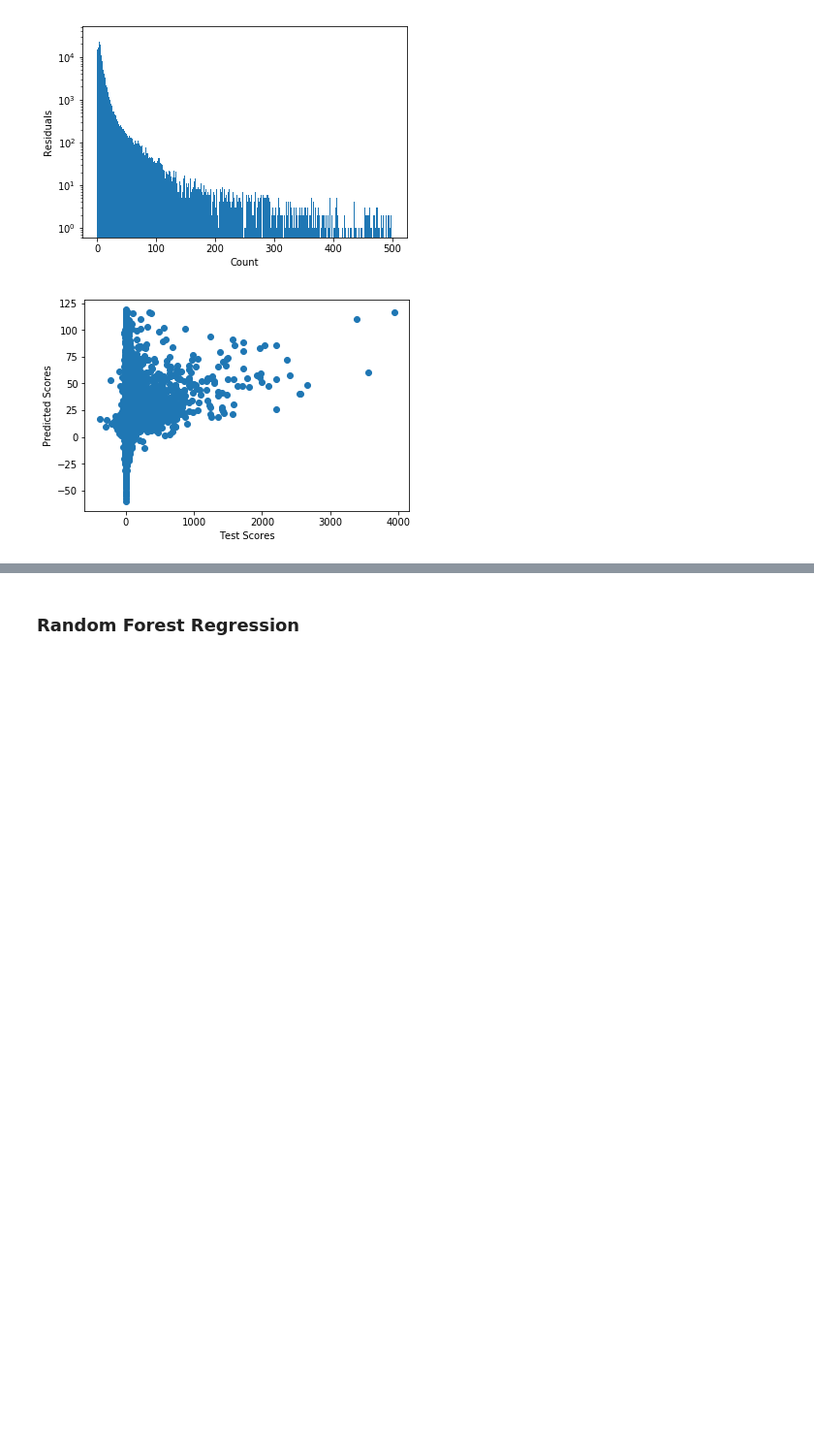
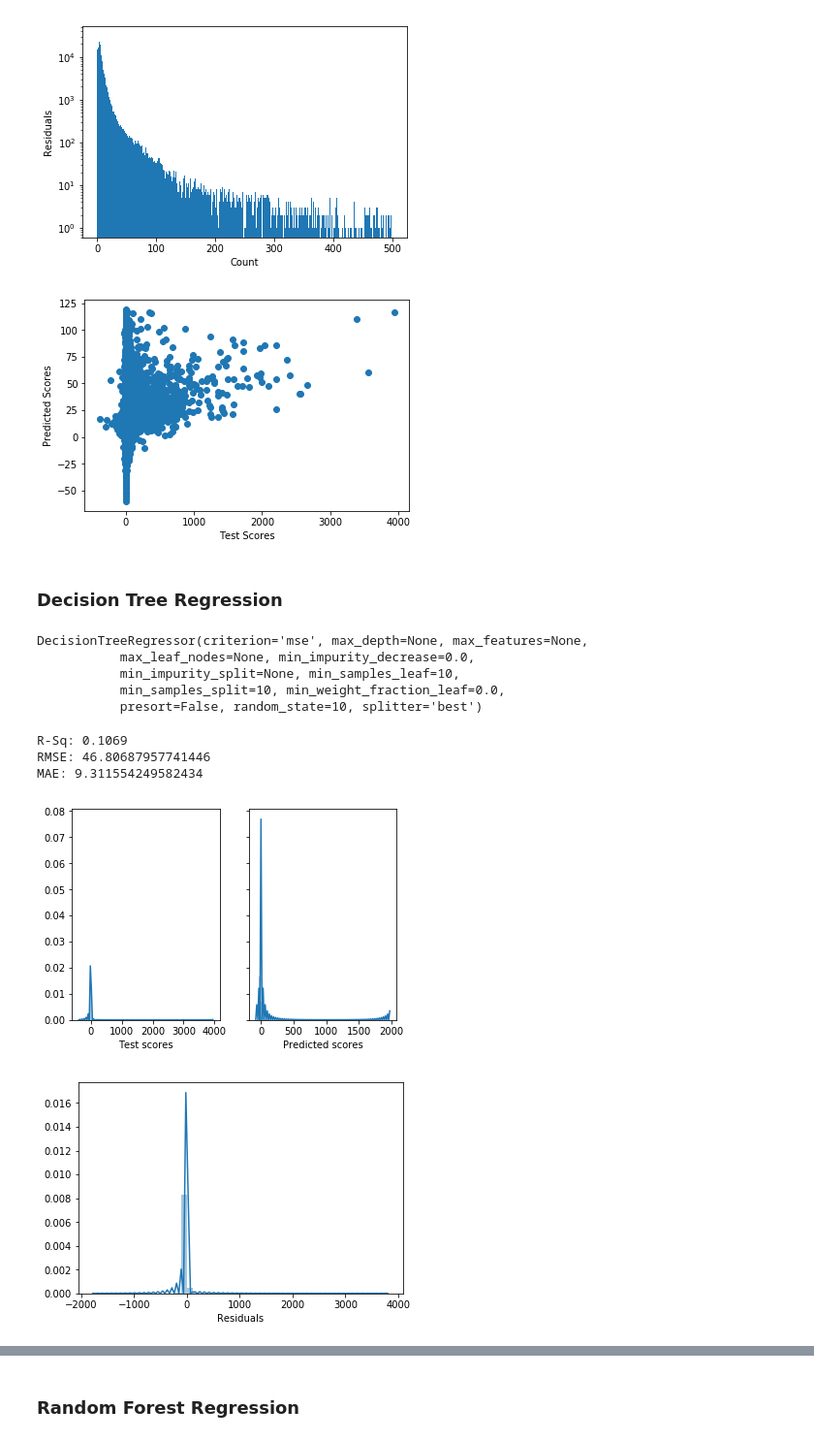
Before and after one commit to Prakhar-USF/ml-reddit, a Jupyter notebook: TheEnd_v3.ipynb, the cells around one changed output, grey strips where cells are left out. Shown at 97% size. Drawn from its saved outputs; the diff is of its cells as text; code cells hidden in the pictures; blank space fills up the shorter version.

Commit message:
Multiple models+Explaining DTrees and Regression

```diff
--- a/TheEnd_v3.ipynb
+++ b/TheEnd_v3.ipynb
@@ -865,0 +710,3 @@ model_performance_dict = dict()
+# %%
+baseline = DummyRegressor(strategy='mean')
+baseline.fit(X_train,y_train)
@@ -994,3 +836,5 @@ residuals_histogram(y_test,y_predicted)
 y_test_vs_y_predicted(y_test,y_predicted)
 # %% [output]
 [figure]
+# %% [markdown]
+### Decision Tree Regression
@@ -996,0 +843,21 @@ y_test_vs_y_predicted(y_test,y_predicted)
+# %%
+dt = DecisionTreeRegressor(min_samples_split=10, min_samples_leaf=10, random_state = 10)
+dt.fit(X_train, y_train)
+# %% [output]
+DecisionTreeRegressor(criterion='mse', max_depth=None, max_features=None,
+           max_leaf_nodes=None, min_impurity_decrease=0.0,
+           min_impurity_split=None, min_samples_leaf=10,
+           min_samples_split=10, min_weight_fraction_leaf=0.0,
+           presort=False, random_state=10, splitter='best')
+# %%
+model_performance_dict["Decision Tree"] = model_diagnostics(dt)
+# %% [output]
+R-Sq: 0.1069
+RMSE: 46.80687957741446
+MAE: 9.311554249582434
+# %%
+y_predicted = dt.predict(X_test)
+plot_residuals(y_test,y_predicted)
+# %% [output]
+[figure, added]
+[figure, added]
```
Also changed, not shown: parts of 100 cells of this notebook.
